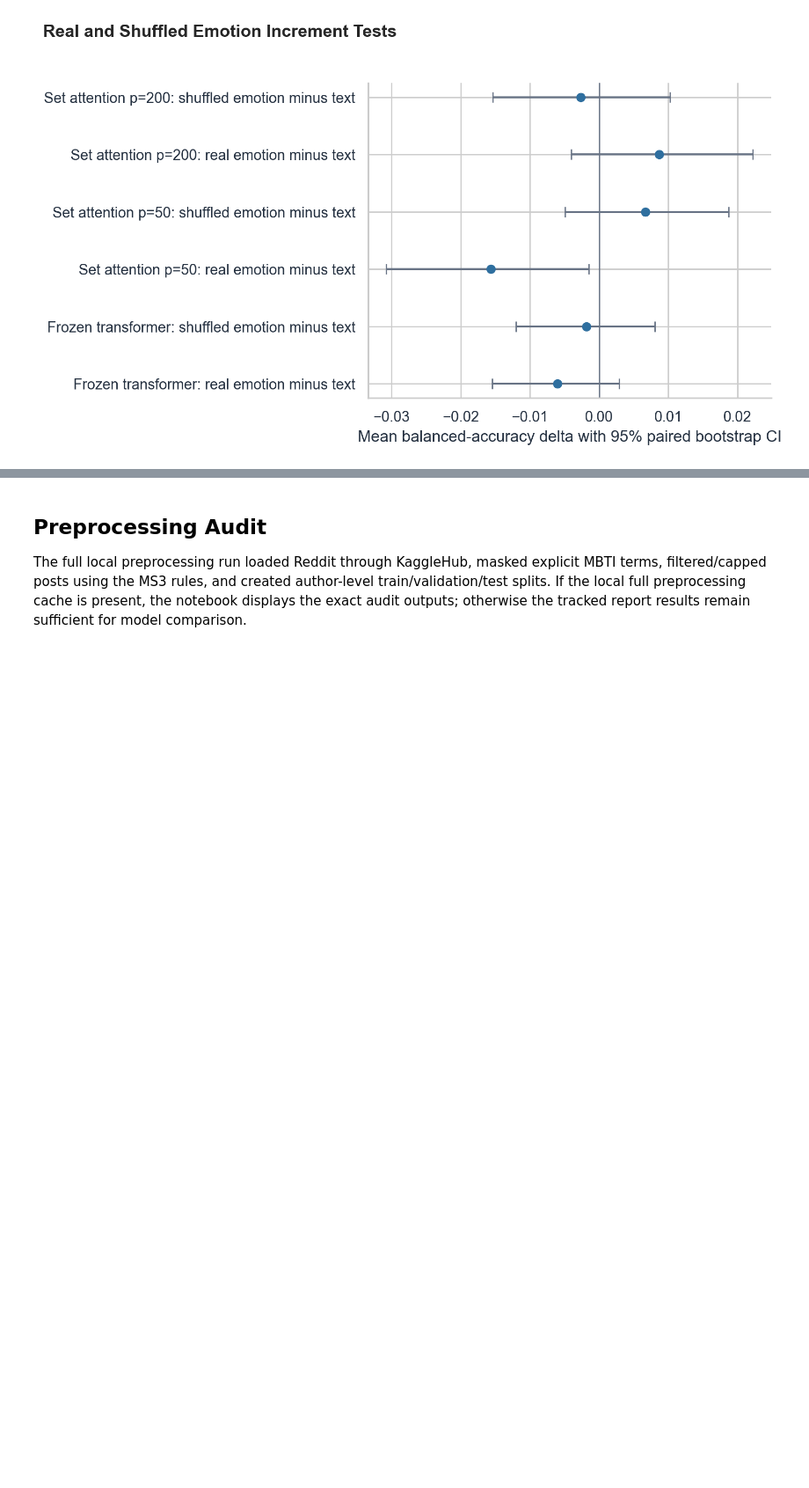
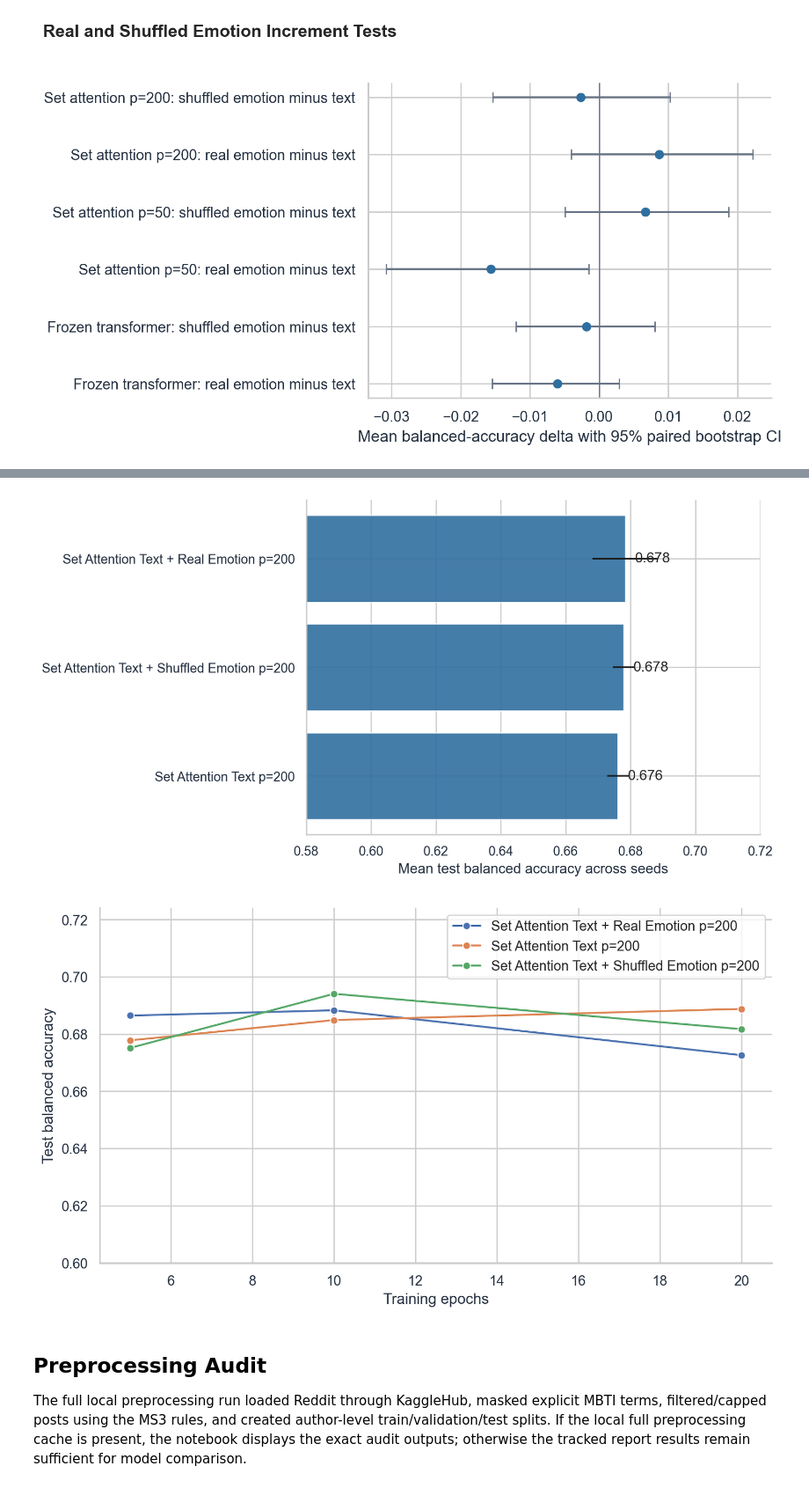
Before and after one commit to zih428/ac209b-emotion-mbti-final-project, a Jupyter notebook: milestones/ms4_final_modeling_deliverables/code/cs1090b_ms4_main_group66.ipynb, the cells around one changed output, grey strips where cells are left out. Shown at 88% size. Drawn from its saved outputs; the diff is of its cells as text; code cells hidden in the pictures; blank space fills up the shorter version.

```diff
--- a/milestones/ms4_final_modeling_deliverables/code/cs1090b_ms4_main_group66.ipynb
+++ b/milestones/ms4_final_modeling_deliverables/code/cs1090b_ms4_main_group66.ipynb
@@ -281,0 +286,25 @@ else:
+# %%
+supplemental = pd.read_csv(REPORT_RESULTS_DIR / "set_attention_supplemental_summary.csv")
+stability = pd.read_csv(REPORT_RESULTS_DIR / "set_attention_seed_stability.csv")
+
+if supplemental.empty:
+    display(Markdown("Supplemental set/attention stability checks are not present in tracked report artifacts."))
+else:
+    display(stability.style.format({
+        "mean_balanced_accuracy": "{:.4f}",
+        "std_balanced_accuracy": "{:.4f}",
+        "min_balanced_accuracy": "{:.4f}",
+        "max_balanced_accuracy": "{:.4f}",
+    }))
+    display(supplemental.style.format({
+        "balanced_accuracy": "{:.4f}",
+        "f1": "{:.4f}",
+        "minority_recall": "{:.4f}",
+        "roc_auc": "{:.4f}",
+        "average_precision": "{:.4f}",
+    }))
+    for filename in ["fig_set_attention_seed_stability.png", "fig_set_attention_epoch_sensitivity.png"]:
+        fig_path = REPORT_RESULTS_DIR / filename
+        if fig_path.exists():
+            display(Image(filename=str(fig_path)))
+# %% [output]
@@ -282,3 +328,5 @@ else:
+[figure, added]
+[figure, added]
 # %% [markdown]
 ## Preprocessing Audit
 
```
Also changed, not shown: parts of 8 cells of this notebook, 18 other files.
